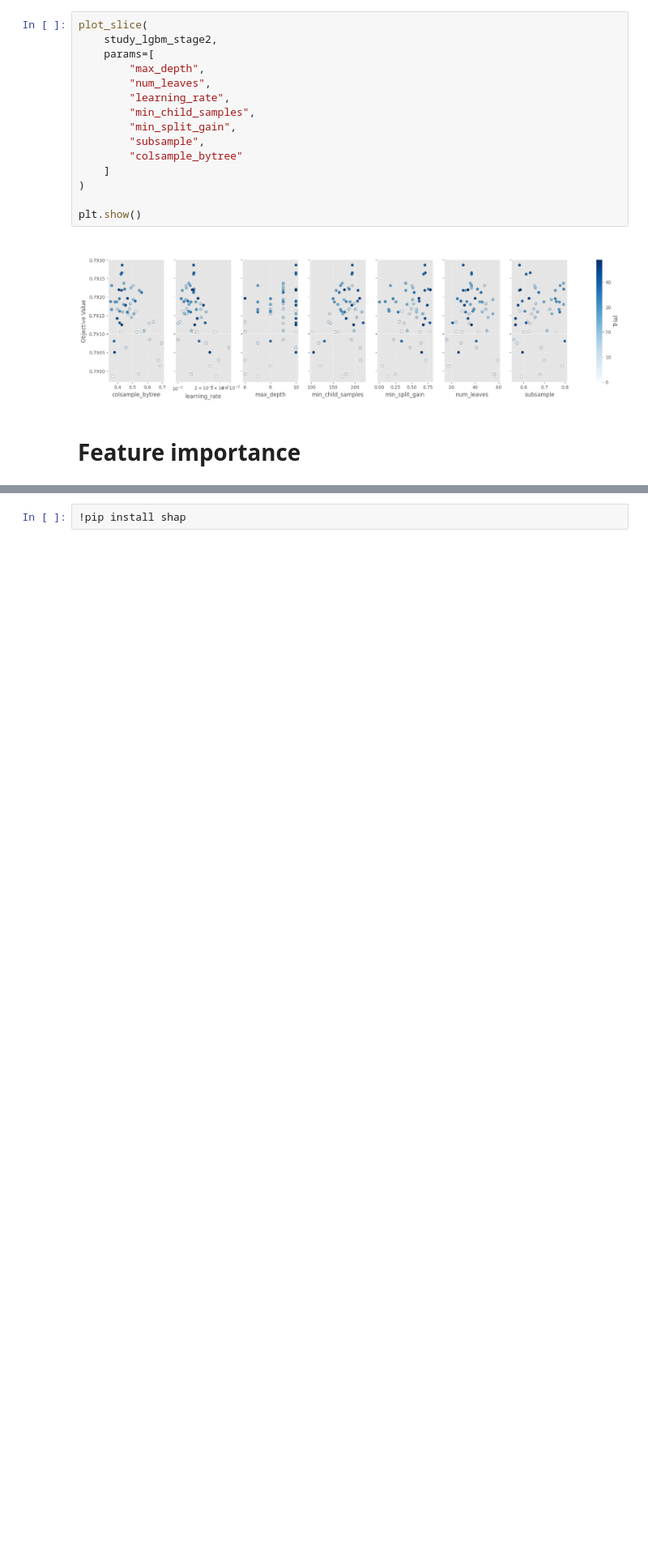
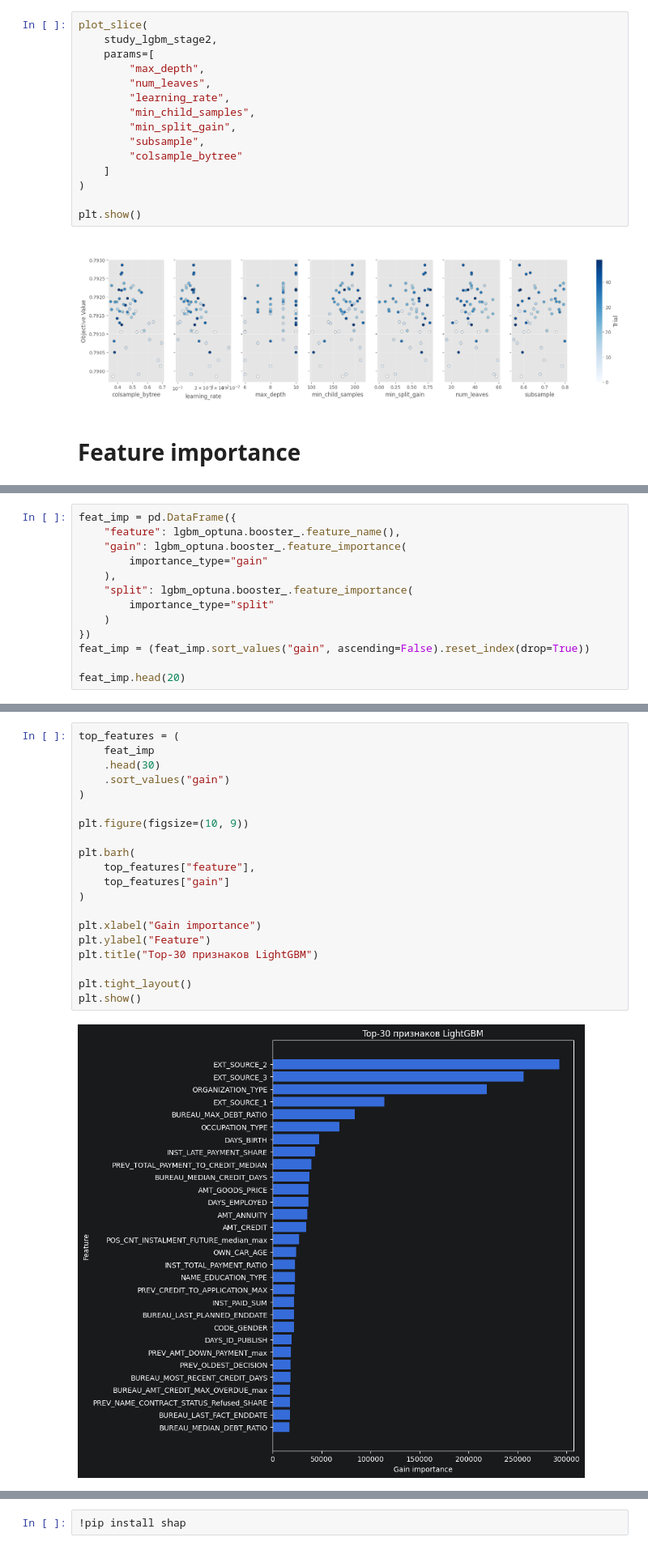
Before and after one commit to USL99/home-credit-default-risk, a Jupyter notebook: notebooks/04_model_tuning.ipynb, the cells around one changed output, grey strips where cells are left out. Shown at 81% size. Saved outputs shown, nothing was run; the diff lists cells and outputs as text; blank space fills up the shorter version.

```diff
--- a/notebooks/04_model_tuning.ipynb
+++ b/notebooks/04_model_tuning.ipynb
@@ -334,0 +337,13 @@ plt.show()
+# %%
+feat_imp = pd.DataFrame({
+    "feature": lgbm_optuna.booster_.feature_name(),
+    "gain": lgbm_optuna.booster_.feature_importance(
+        importance_type="gain"
+    ),
+    "split": lgbm_optuna.booster_.feature_importance(
+        importance_type="split"
+    )
+})
+feat_imp = (feat_imp.sort_values("gain", ascending=False).reset_index(drop=True))
+
+feat_imp.head(20)
@@ -334,0 +368,22 @@ plt.show()
+# %%
+top_features = (
+    feat_imp
+    .head(30)
+    .sort_values("gain")
+)
+
+plt.figure(figsize=(10, 9))
+
+plt.barh(
+    top_features["feature"],
+    top_features["gain"]
+)
+
+plt.xlabel("Gain importance")
+plt.ylabel("Feature")
+plt.title("Top-30 признаков LightGBM")
+
+plt.tight_layout()
+plt.show()
+# %% [output]
+[figure, added]
```
Also changed, not shown: parts of 3 cells of this notebook.
